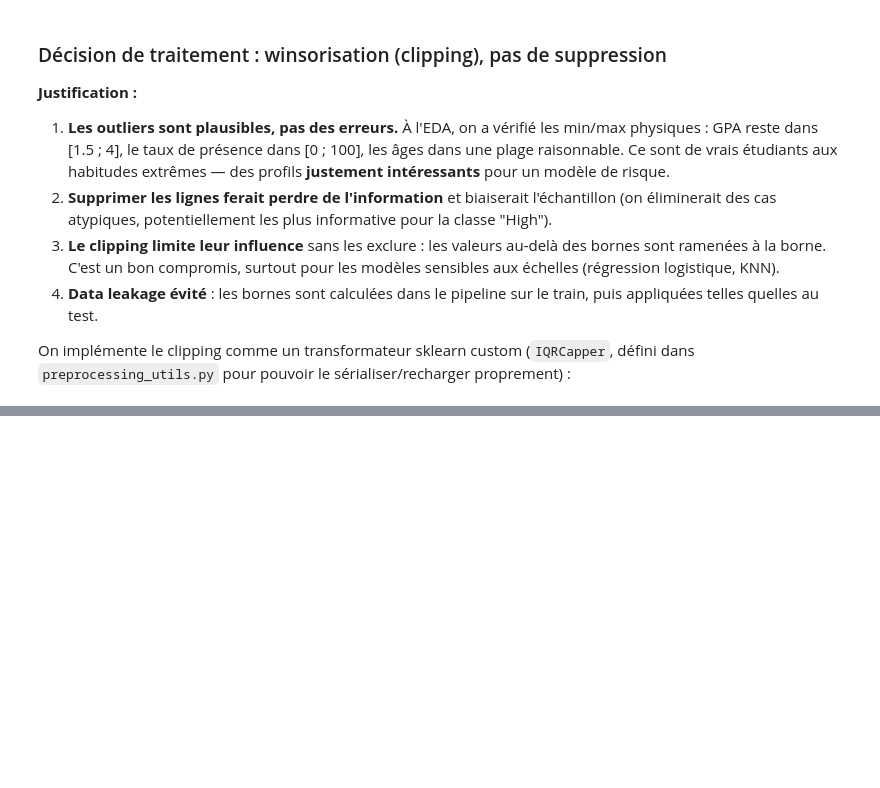
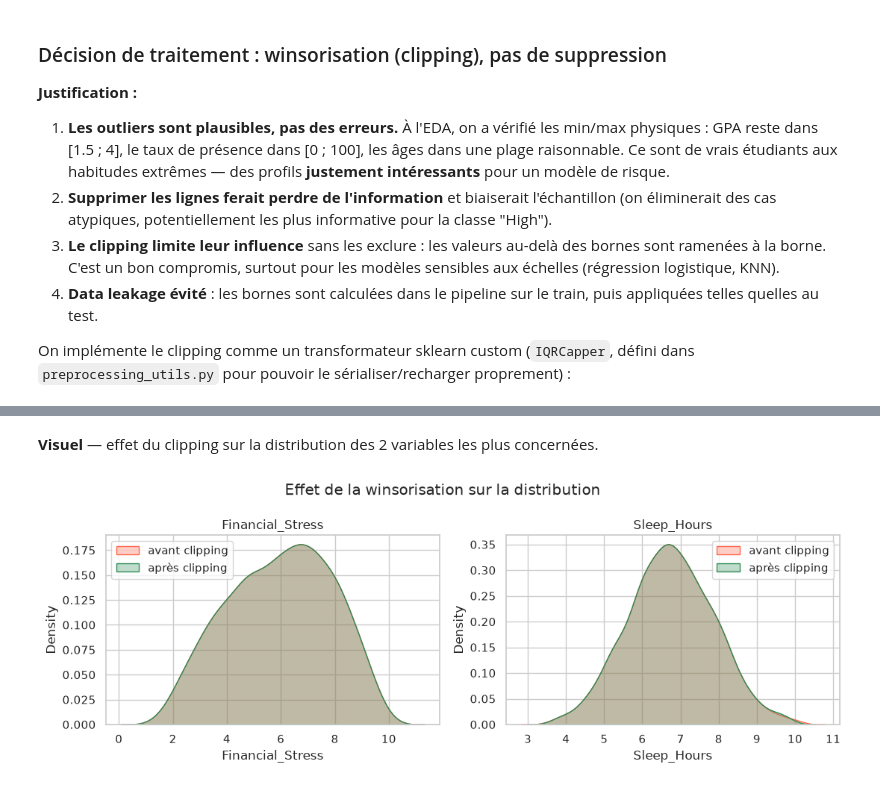
Before and after one commit to MohamedRahoumi/Pr-diction-du-risque-de-sant-mentale-chez-les-tudiants, a Jupyter notebook: notebooks/2-preprocessing.ipynb, the cells around one changed output, grey strips where cells are left out. Cells and saved outputs as stored; diff of their text form; code cells hidden in the pictures; blank space fills up the shorter version.

```diff
--- a/notebooks/2-preprocessing.ipynb
+++ b/notebooks/2-preprocessing.ipynb
@@ -170,3 +170,13 @@ outliers_df
 4. **Data leakage évité** : les bornes sont calculées dans le pipeline sur le train, puis appliquées telles quelles au test.
 
 On implémente le clipping comme un transformateur sklearn custom (`IQRCapper`, défini dans `preprocessing_utils.py` pour pouvoir le sérialiser/recharger proprement) :
+# %%
+# Impact du clipping sur le train : nombre de valeurs modifiées par colonne
+capper_fit = IQRCapper().fit(X_train[NUMERIC_COLS])
+X_train_num_clipped = capper_fit.transform(X_train[NUMERIC_COLS])
+n_modified = (X_train[NUMERIC_COLS].to_numpy() != X_train_num_clipped).sum(axis=0)
+
+pd.DataFrame(
+    {"valeurs_clippées": n_modified.astype(int)},
+    index=NUMERIC_COLS,
+).sort_values("valeurs_clippées", ascending=False).query("valeurs_clippées > 0")
@@ -172,0 +194,24 @@ On implémente le clipping comme un transformateur sklearn custom (`IQRCapper`,
+# %% [markdown]
+**Visuel** — effet du clipping sur la distribution des 2 variables les plus concernées.
+# %%
+# Visuel : effet du clipping sur les 2 variables les plus concernées
+worst = (
+    pd.DataFrame({"valeurs_clippées": n_modified.astype(int)}, index=NUMERIC_COLS)
+    .sort_values("valeurs_clippées", ascending=False)
+    .head(2)
+    .index.tolist()
+)
+
+fig, axes = plt.subplots(1, 2, figsize=(11, 4))
+for ax, col in zip(axes, worst):
+    before = X_train[col]
+    after = pd.Series(X_train_num_clipped[:, NUMERIC_COLS.index(col)], index=before.index)
+    sns.kdeplot(before, ax=ax, label="avant clipping", color="tomato", fill=True, alpha=0.3)
+    sns.kdeplot(after, ax=ax, label="après clipping", color="seagreen", fill=True, alpha=0.3)
+    ax.set_title(col)
+    ax.legend()
+fig.suptitle("Effet de la winsorisation sur la distribution")
+plt.tight_layout()
+plt.show()
+# %% [output]
+[figure, added]
```
Also changed, not shown: parts of 4 cells of this notebook.
